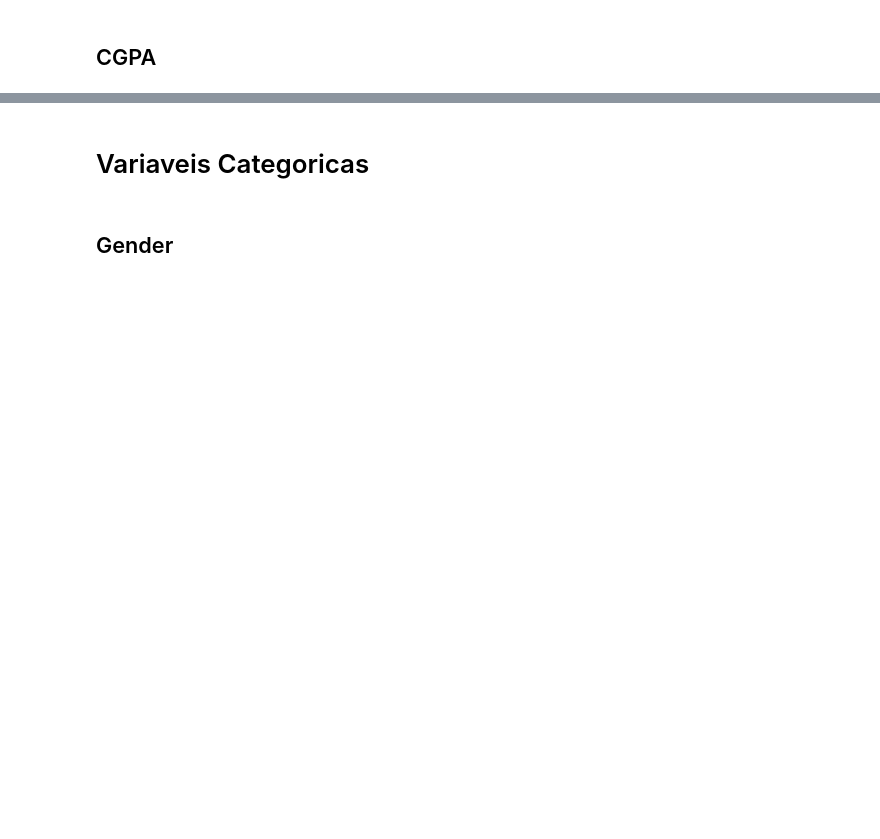
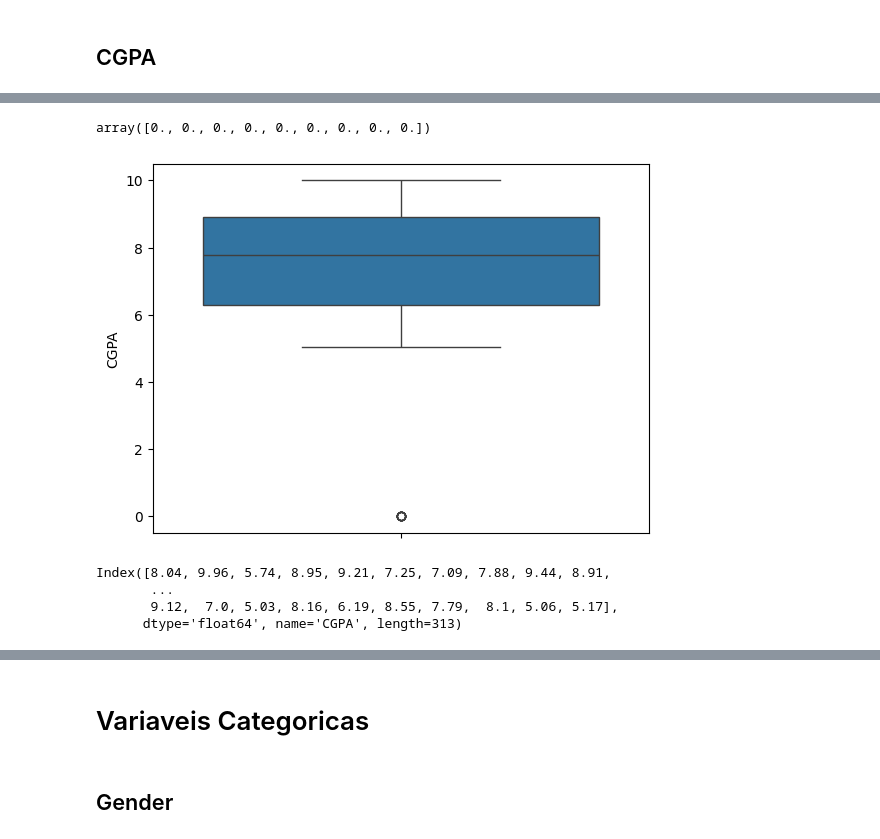
Before and after one commit to gribeiros/depression-dataset, a Jupyter notebook: drepession-dataset.ipynb, the cells around one changed output, grey strips where cells are left out. Cells and saved outputs as stored; diff of their text form; code cells hidden in the pictures; blank space fills up the shorter version.

```diff
--- a/drepession-dataset.ipynb
+++ b/drepession-dataset.ipynb
@@ -64,3 +218,14 @@ df['CGPA'].value_counts()
+# %%
+limit_lower, limit_upper = check_outliers(df['CGPA'])
+# %% [output]
+array([0., 0., 0., 0., 0., 0., 0., 0., 0.])
+[figure, added]
 # %%
-filtered_cgpa = df['CGPA'].value_counts()[lambda x: x > 9].index.tolist()
-df.query('CGPA in @filtered_cgpa',inplace=True)
+filtred_cgpa = df['CGPA'].value_counts()[lambda x: x > 9].index
+display(filtred_cgpa)
+df.query('CGPA in @filtred_cgpa',inplace=True)
+# %% [output]
+Index([8.04, 9.96, 5.74, 8.95, 9.21, 7.25, 7.09, 7.88, 9.44, 8.91,
+       ...
+       9.12,  7.0, 5.03, 8.16, 6.19, 8.55, 7.79,  8.1, 5.06, 5.17],
+      dtype='float64', name='CGPA', length=313)
```
Also changed, not shown: parts of 68 cells of this notebook.
